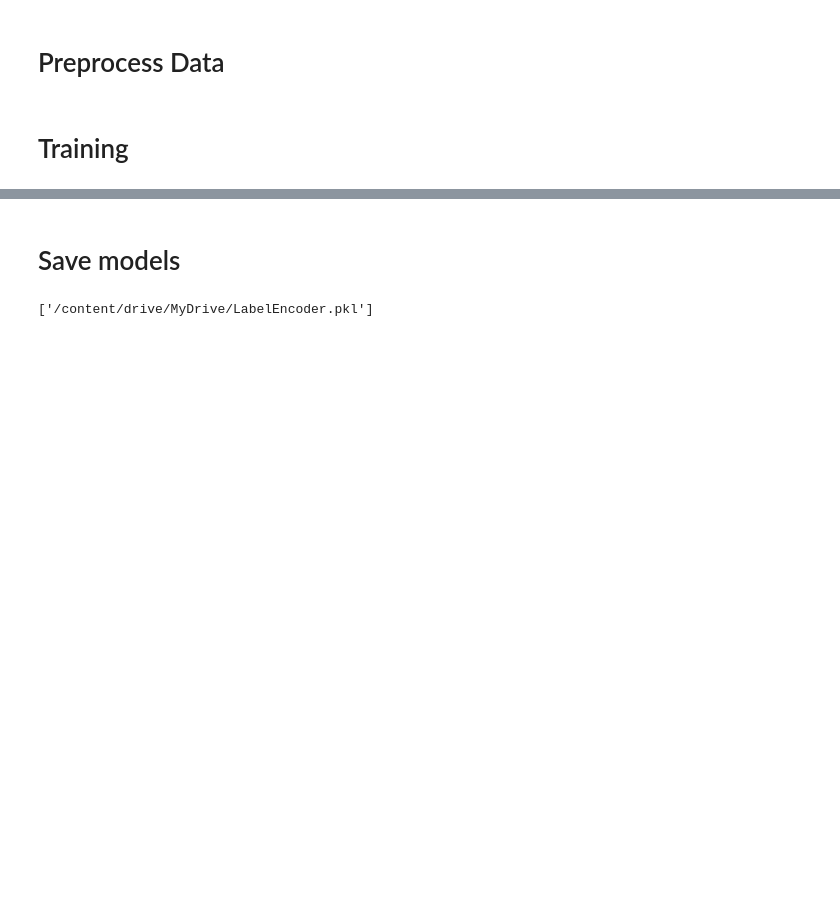
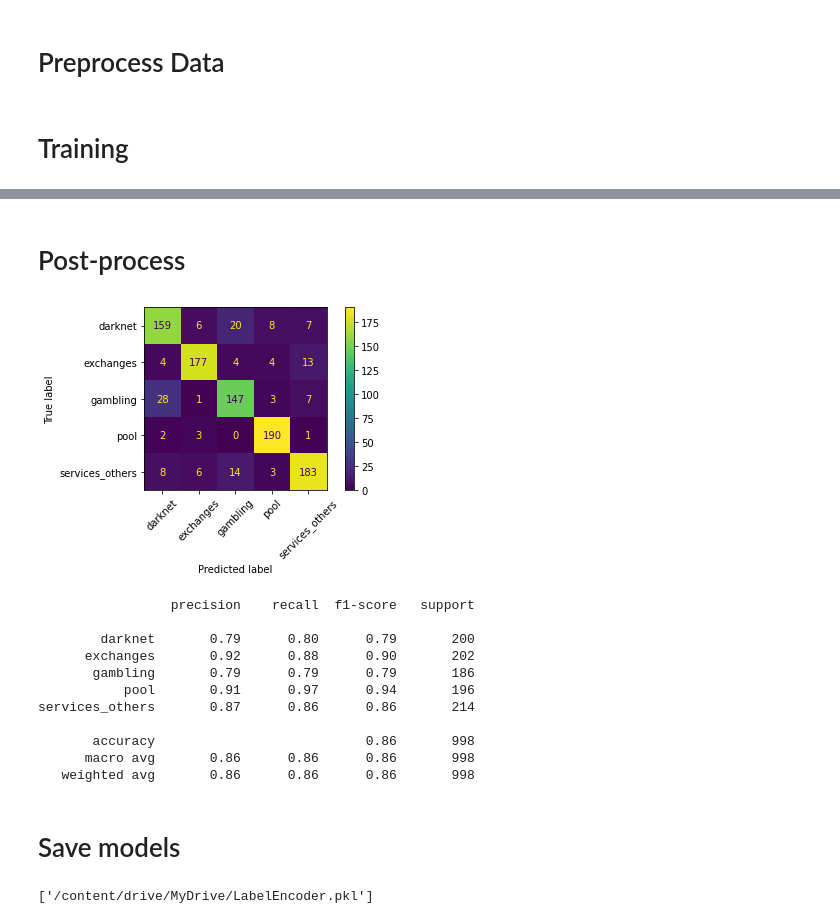
Before and after one commit to TinygrassHuang/bitcoin_trace, a Jupyter notebook: neural_network_training.ipynb, the cells around one changed output, grey strips where cells are left out. Saved outputs shown, nothing was run; the diff lists cells and outputs as text; code cells hidden in the pictures; blank space fills up the shorter version.

```diff
--- a/neural_network_training.ipynb
+++ b/neural_network_training.ipynb
@@ -192,3 +191,32 @@ Accuracy against test set: 0.8527054108216433
+# %% [markdown]
+# Post-process
+# %%
+from sklearn.metrics import confusion_matrix, ConfusionMatrixDisplay
+from sklearn.metrics import classification_report
+
+y_true = argmax(y_test,axis=1)
+
+cm = confusion_matrix(y_true,y_pred)
+disp = ConfusionMatrixDisplay(confusion_matrix=cm,display_labels=le.classes_)
+disp.plot(xticks_rotation=45)
+plt.tight_layout()
+plt.show()
+disp.figure_.savefig("/content/drive/MyDrive/confusionMatrix.jpg",pad_inches=5)
+report = classification_report(y_true, y_pred, target_names=le.classes_)
+print(report)
+# %% [output]
+[figure, added]
+                 precision    recall  f1-score   support
+
+        darknet       0.79      0.80      0.79       200
+      exchanges       0.92      0.88      0.90       202
+       gambling       0.79      0.79      0.79       186
+           pool       0.91      0.97      0.94       196
+services_others       0.87      0.86      0.86       214
+
+       accuracy                           0.86       998
+      macro avg       0.86      0.86      0.86       998
+   weighted avg       0.86      0.86      0.86       998
 # %% [markdown]
 # Save models
 # %%
```
Also changed, not shown: parts of 10 cells of this notebook, 4 other files.
